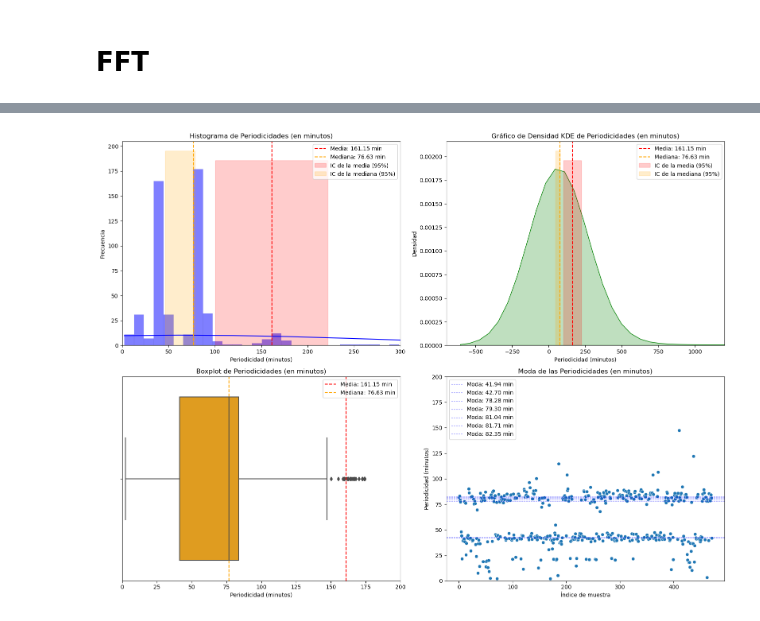
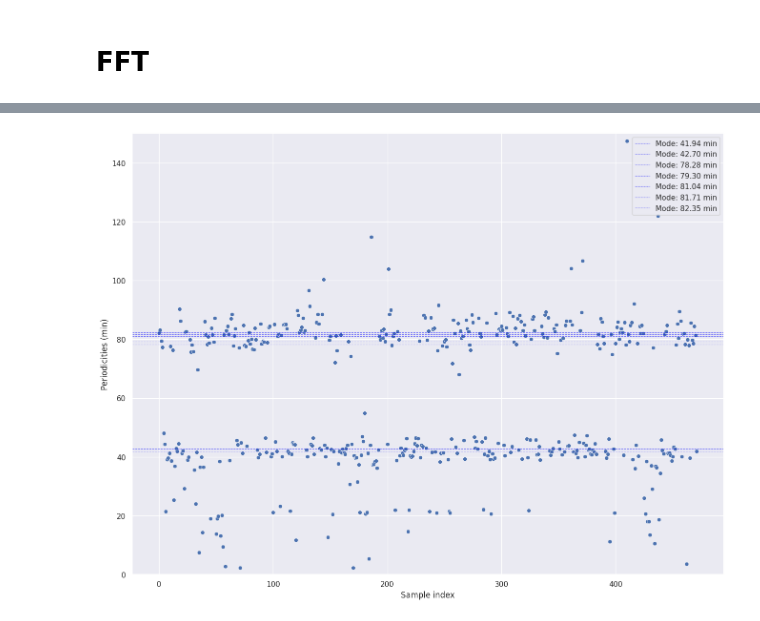
Before and after one commit to GuijonGustavo/Saggitarius-A-peridicity-Gamma-Rays, a Jupyter notebook: fft.ipynb, the cells around one changed output, grey strips where cells are left out. Drawn from its saved outputs; the diff is of its cells as text; code cells hidden in the pictures.

Commit message:
version with plots in paper

```diff
--- a/fft.ipynb
+++ b/fft.ipynb
@@ -6,6 +6,9 @@ import numpy as np
 import seaborn as sns
 import matplotlib.pyplot as plt
 from scipy import stats
+
+# Configuración de Seaborn
+sns.set(style='darkgrid')
 
 # Paso 1: Leer los datos del archivo periodicidades.txt
 file_path = 'periodicidades.txt'  # Cambia esto por la ruta correcta de tu archivo
@@ -58,41 +61,41 @@ print(f"Intervalo de confianza de la mediana: {conf_interval_median}")
 # Crear una figura con varios subplots
 plt.figure(figsize=(16, 12))
 
-# Gráfico 1: Histograma
-plt.subplot(2, 2, 1)
-sns.histplot(periods_minutes, bins='auto', kde=True, color='blue')
-plt.axvline(mean_minutes, color='red', linestyle='--', label=f'Media: {mean_minutes:.2f} min')
-plt.axvline(median_minutes, color='orange', linestyle='--', label=f'Mediana: {median_minutes:.2f} min')
-plt.fill_betweenx([0, plt.ylim()[1]], conf_interval_mean[0], conf_interval_mean[1], color='red', alpha=0.2, label='IC de la media (95%)')
-plt.fill_betweenx([0, plt.ylim()[1]], conf_interval_median[0], conf_interval_median[1], color='orange', alpha=0.2, label='IC de la mediana (95%)')
-plt.xlim(0, 300)  # Limitar el eje y a 200 minutos
-plt.title('Histograma de Periodicidades (en minutos)')
-plt.xlabel('Periodicidad (minutos)')
-plt.ylabel('Frecuencia')
-plt.legend()
-
-# Gráfico 2: KDE (Kernel Density Estimate)
-plt.subplot(2, 2, 2)
-sns.kdeplot(periods_minutes, fill=True, color='green')
-plt.axvline(mean_minutes, color='red', linestyle='--', label=f'Media: {mean_minutes:.2f} min')
-plt.axvline(median_minutes, color='orange', linestyle='--', label=f'Mediana: {median_minutes:.2f} min')
-plt.fill_betweenx([0, plt.ylim()[1]], conf_interval_mean[0], conf_interval_mean[1], color='red', alpha=0.2, label='IC de la media (95%)')
-plt.fill_betweenx([0, plt.ylim()[1]], conf_interval_median[0], conf_interval_median[1], color='orange', alpha=0.2, label='IC de la mediana (95%)')
-plt.xlim(-700, 1200)  # Limitar el eje y a 200 minutos
-plt.title('Gráfico de Densidad KDE de Periodicidades (en minutos)')
-plt.xlabel('Periodicidad (minutos)')
-plt.ylabel('Densidad')
-plt.legend()
-
-# Gráfico 3: Boxplot
-plt.subplot(2, 2, 3)
-sns.boxplot(x=periods_minutes, color='orange')
-plt.axvline(mean_minutes, color='red', linestyle='--', label=f'Media: {mean_minutes:.2f} min')
-plt.axvline(median_minutes, color='orange', linestyle='--', label=f'Mediana: {median_minutes:.2f} min')
-plt.xlim(0, 200)  # Limitar el eje y a 200 minutos
-plt.title('Boxplot de Periodicidades (en minutos)')
-plt.xlabel('Periodicidad (minutos)')
-plt.legend()
+# # Gráfico 1: Histograma
+# plt.subplot(2, 2, 1)
+# sns.histplot(periods_minutes, bins='auto', kde=True, color='blue')
+# plt.axvline(mean_minutes, color='red', linestyle='--', label=f'Media: {mean_minutes:.2f} min')
+# plt.axvline(median_minutes, color='orange', linestyle='--', label=f'Mediana: {median_minutes:.2f} min')
+# plt.fill_betweenx([0, plt.ylim()[1]], conf_interval_mean[0], conf_interval_mean[1], color='red', alpha=0.2, label='IC de la media (95%)')
+# plt.fill_betweenx([0, plt.ylim()[1]], conf_interval_median[0], conf_interval_median[1], color='orange', alpha=0.2, label='IC de la mediana (95%)')
+# plt.xlim(0, 300)  # Limitar el eje y a 200 minutos
+# plt.title('Histograma de Periodicidades (en minutos)')
+# plt.xlabel('Periodicidad (minutos)')
+# plt.ylabel('Frecuencia')
+# plt.legend()
+#
+# # Gráfico 2: KDE (Kernel Density Estimate)
+# plt.subplot(2, 2, 2)
+# sns.kdeplot(periods_minutes, fill=True, color='green')
+# plt.axvline(mean_minutes, color='red', linestyle='--', label=f'Media: {mean_minutes:.2f} min')
+# plt.axvline(median_minutes, color='orange', linestyle='--', label=f'Mediana: {median_minutes:.2f} min')
+# plt.fill_betweenx([0, plt.ylim()[1]], conf_interval_mean[0], conf_interval_mean[1], color='red', alpha=0.2, label='IC de la media (95%)')
+# plt.fill_betweenx([0, plt.ylim()[1]], conf_interval_median[0], conf_interval_median[1], color='orange', alpha=0.2, label='IC de la mediana (95%)')
+# plt.xlim(-700, 1200)  # Limitar el eje y a 200 minutos
+# plt.title('Gráfico de Densidad KDE de Periodicidades (en minutos)')
+# plt.xlabel('Periodicidad (minutos)')
+# plt.ylabel('Densidad')
+# plt.legend()
+#
+# # Gráfico 3: Boxplot
+# plt.subplot(2, 2, 3)
+# sns.boxplot(x=periods_minutes, color='orange')
+# plt.axvline(mean_minutes, color='red', linestyle='--', label=f'Media: {mean_minutes:.2f} min')
+# plt.axvline(median_minutes, color='orange', linestyle='--', label=f'Mediana: {median_minutes:.2f} min')
+# plt.xlim(0, 200)  # Limitar el eje y a 200 minutos
+# plt.title('Boxplot de Periodicidades (en minutos)')
+# plt.xlabel('Periodicidad (minutos)')
+# plt.legend()
 
 # Gráfico 4: Gráfico de dispersión (scatter plot) con tendencia
 # Calcular los cuartiles
@@ -108,20 +111,20 @@ limite_superior = Q3 + 1.5 * IQR
 periods_minutes_sin_outliers = periods_minutes[(periods_minutes >= limite_inferior) & (periods_minutes <= limite_superior)]
 
 # Graficar la tendencia sin outliers
-plt.subplot(2, 2, 4)
+#plt.subplot(2, 2, 4)
 # sns.regplot(x=np.arange(len(periods_minutes_sin_outliers)), y=periods_minutes_sin_outliers, scatter=True, line_kws={"color": "red"})
 sns.scatterplot(x=np.arange(len(periods_minutes_sin_outliers)), y=periods_minutes_sin_outliers) #, scatter=True) #, line_kws={"color": "red"})
 # plt.title('Tendencia de las Periodicidades (en minutos)')
-plt.title('Moda de las Periodicidades (en minutos)')
-plt.xlabel('Índice de muestra')
-plt.ylabel('Periodicidad (minutos)')
-plt.ylim(0, 200)  # Limitar el eje y a 200 minutos
-plt.legend()
+# plt.title('Moda de las Periodicidades (en minutos)')
+plt.xlabel('Sample index')
+plt.ylabel('Periodicities (min)')
+plt.ylim(0, 150)  # Limitar el eje y a 200 minutos
+#plt.legend()
 
 # Agregar líneas horizontales para cada moda
 for moda in moda_minutes:
     # plt.axhline(y=moda, color='blue', linestyle='--', label=f'Moda: {moda:.2f} min')
-    plt.axhline(y=moda, color='blue', linestyle='--', linewidth=0.8, alpha=0.5, label=f'Moda: {moda:.2f} min')
+    plt.axhline(y=moda, color='blue', linestyle='--', linewidth=0.8, alpha=0.5, label=f'Mode: {moda:.2f} min')
 
 
 # Evitar etiquetas duplicadas en la leyenda
@@ -129,9 +132,10 @@ handles, labels = plt.gca().get_legend_handles_labels()
 by_label = dict(zip(labels, handles))
 plt.legend(by_label.values(), by_label.keys())
 
+
 # Ajustar los gráficos
-plt.tight_layout()
-plt.savefig("fft_sample_1.png", format='png', dpi=300)
+# plt.tight_layout()
+# plt.savefig("fft_sample_1.png", format='png', dpi=300)
 plt.show()
 # %% [output]
 Media de periodicidades: 161.15 minutos
@@ -146 +149 @@ No artists with labels found to put in legend.  Note that artists whose label st
-[figure, old version]
+[figure, new version]
```
Also changed, not shown: parts of 1 cell of this notebook, 5 other files.
